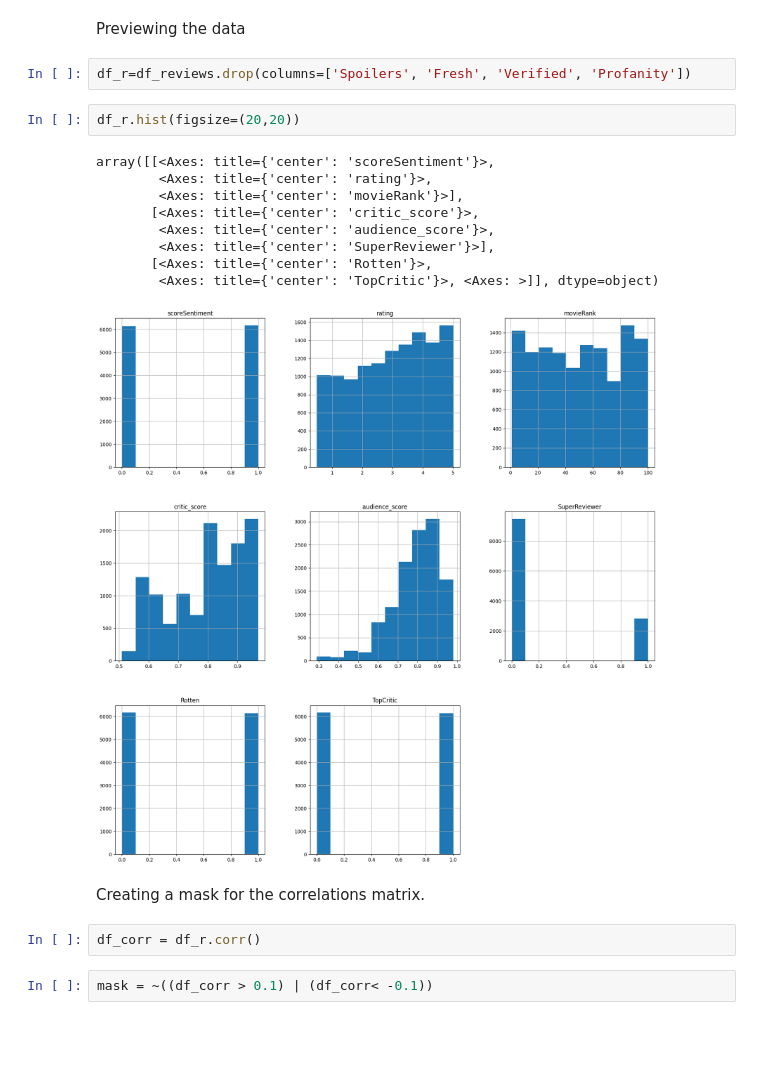
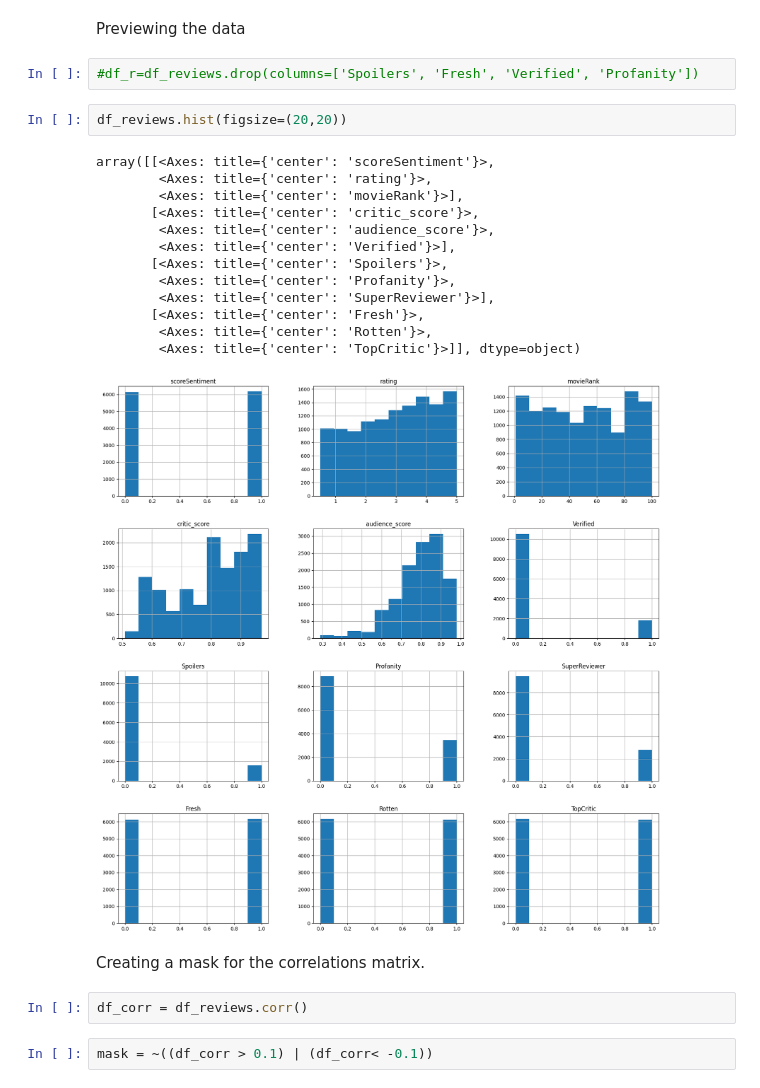
Before and after one commit to osoisi/Data-Science-Projects, a Jupyter notebook: Movie Reviews/Rotten Tomatoes- Movie Reviews.ipynb, the cells around one changed output. Saved outputs shown, nothing was run; the diff lists cells and outputs as text; blank space fills up the shorter version.

```diff
--- a/Movie Reviews/Rotten Tomatoes- Movie Reviews.ipynb
+++ b/Movie Reviews/Rotten Tomatoes- Movie Reviews.ipynb
@@ -515,23 +515,27 @@ df_reviews.head()
 # %% [markdown]
 Previewing the data
 # %%
-df_r=df_reviews.drop(columns=['Spoilers', 'Fresh', 'Verified', 'Profanity'])
+#df_r=df_reviews.drop(columns=['Spoilers', 'Fresh', 'Verified', 'Profanity'])
 # %%
-df_r.hist(figsize=(20,20))
+df_reviews.hist(figsize=(20,20))
 # %% [output]
 array([[<Axes: title={'center': 'scoreSentiment'}>,
         <Axes: title={'center': 'rating'}>,
         <Axes: title={'center': 'movieRank'}>],
        [<Axes: title={'center': 'critic_score'}>,
         <Axes: title={'center': 'audience_score'}>,
+        <Axes: title={'center': 'Verified'}>],
+       [<Axes: title={'center': 'Spoilers'}>,
+        <Axes: title={'center': 'Profanity'}>,
         <Axes: title={'center': 'SuperReviewer'}>],
-       [<Axes: title={'center': 'Rotten'}>,
-        <Axes: title={'center': 'TopCritic'}>, <Axes: >]], dtype=object)
+       [<Axes: title={'center': 'Fresh'}>,
+        <Axes: title={'center': 'Rotten'}>,
+        <Axes: title={'center': 'TopCritic'}>]], dtype=object)
-[figure, old version]
+[figure, new version]
 # %% [markdown]
 Creating a mask for the correlations matrix.
 # %%
-df_corr = df_r.corr()
+df_corr = df_reviews.corr()
 # %%
 mask = ~((df_corr > 0.1) | (df_corr< -0.1))
 # %%
```
Also changed, not shown: parts of 38 cells of this notebook.
